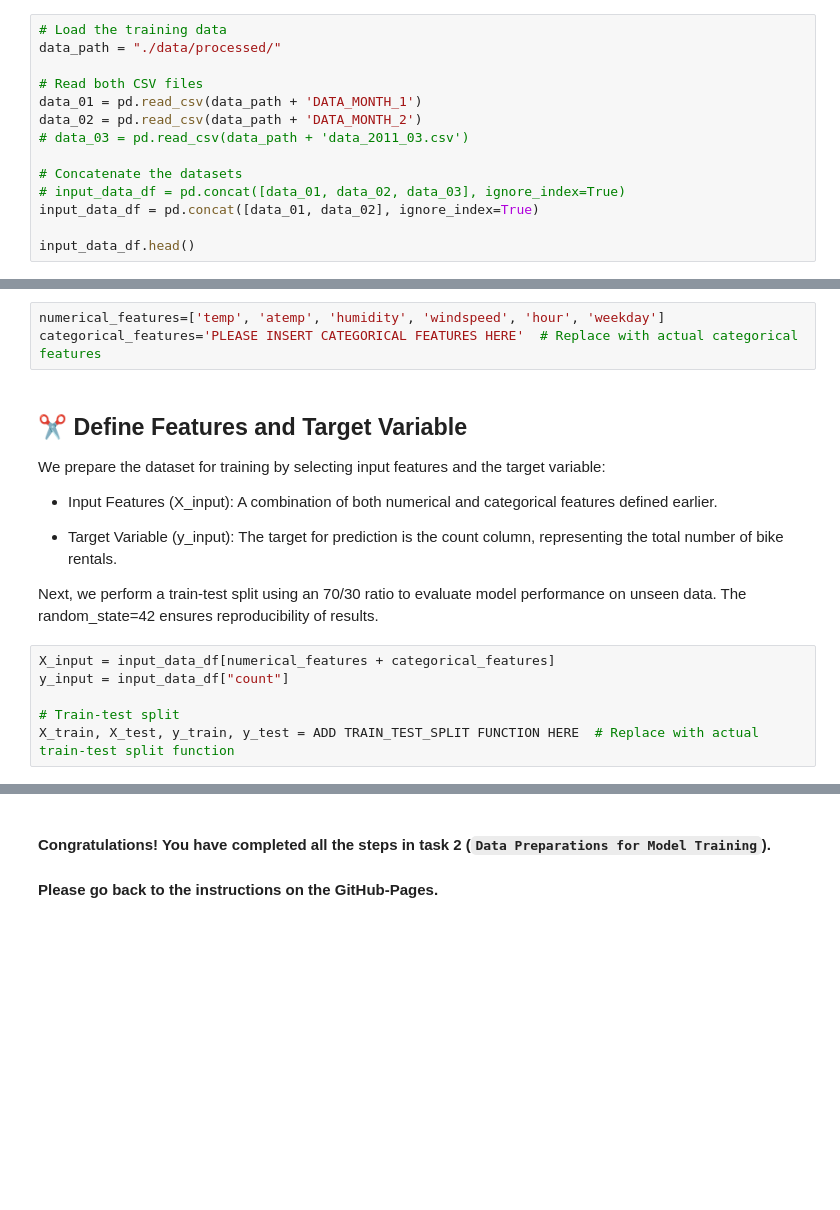
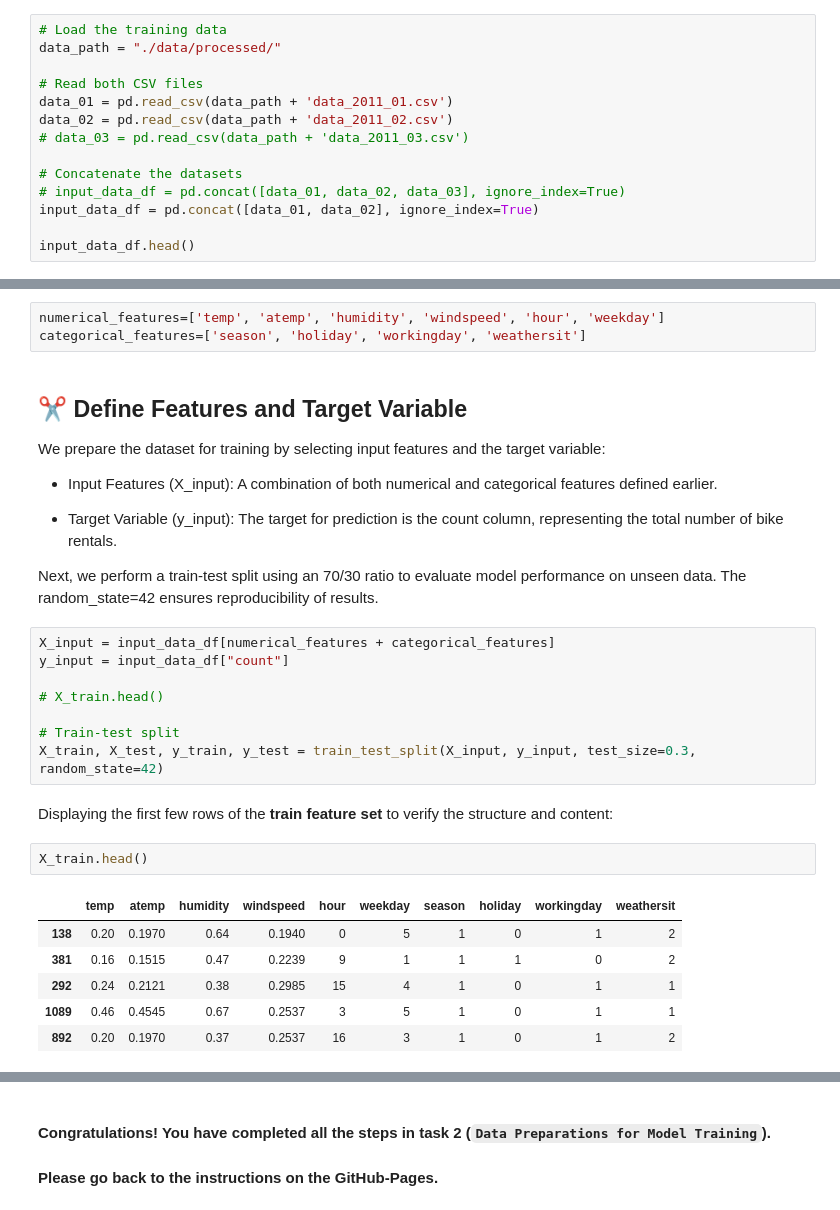
Before and after one commit to MohammadB88/MLOps-Workshop-Exercises, a Jupyter notebook: workshop_materials/bike_demand_forecasting/02_model_training.ipynb, the cells around one changed output, grey strips where cells are left out. Cells and saved outputs as stored; diff of their text form; blank space fills up the shorter version.

```diff
--- a/workshop_materials/bike_demand_forecasting/02_data_preparation.ipynb
+++ b/workshop_materials/bike_demand_forecasting/02_model_training.ipynb
@@ -43,8 +66,8 @@ We use `pandas` to read the CSV file and inspect the first few rows.
 data_path = "./data/processed/"
 
 # Read both CSV files
-data_01 = pd.read_csv(data_path + 'DATA_MONTH_1')
-data_02 = pd.read_csv(data_path + 'DATA_MONTH_2')
+data_01 = pd.read_csv(data_path + 'data_2011_01.csv')
+data_02 = pd.read_csv(data_path + 'data_2011_02.csv')
 # data_03 = pd.read_csv(data_path + 'data_2011_03.csv')
 
 # Concatenate the datasets
@@ -78,7 +101,7 @@ These features represent discrete categories or binary flags that indicate speci
 This separation is essential for preprocessing, allowing us to apply appropriate transformations to each feature type.
 # %%
 numerical_features=['temp', 'atemp', 'humidity', 'windspeed', 'hour', 'weekday']
-categorical_features='PLEASE INSERT CATEGORICAL FEATURES HERE'  # Replace with actual categorical features
+categorical_features=['season', 'holiday', 'workingday', 'weathersit']
 # %% [markdown]
 ## ✂️ Define Features and Target Variable
 
@@ -93,5 +116,18 @@ Next, we perform a train-test split using an 70/30 ratio to evaluate model perfo
 X_input = input_data_df[numerical_features + categorical_features]
 y_input = input_data_df["count"]
 
+# X_train.head()
+
 # Train-test split
-X_train, X_test, y_train, y_test = ADD TRAIN_TEST_SPLIT FUNCTION HERE  # Replace with actual train-test split function
+X_train, X_test, y_train, y_test = train_test_split(X_input, y_input, test_size=0.3, random_state=42)
+# %% [markdown]
+Displaying the first few rows of the **train feature set** to verify the structure and content:
+# %%
+X_train.head()
+# %% [output]
+|  | temp | atemp | humidity | windspeed | hour | weekday | season | holiday | workingday | weathersit |
+| 138 | 0.20 | 0.1970 | 0.64 | 0.1940 | 0 | 5 | 1 | 0 | 1 | 2 |
+| 381 | 0.16 | 0.1515 | 0.47 | 0.2239 | 9 | 1 | 1 | 1 | 0 | 2 |
+| 292 | 0.24 | 0.2121 | 0.38 | 0.2985 | 15 | 4 | 1 | 0 | 1 | 1 |
+| 1089 | 0.46 | 0.4545 | 0.67 | 0.2537 | 3 | 5 | 1 | 0 | 1 | 1 |
+| 892 | 0.20 | 0.1970 | 0.37 | 0.2537 | 16 | 3 | 1 | 0 | 1 | 2 |
```
Also changed, not shown: parts of 18 cells of this notebook, 19 other files.
